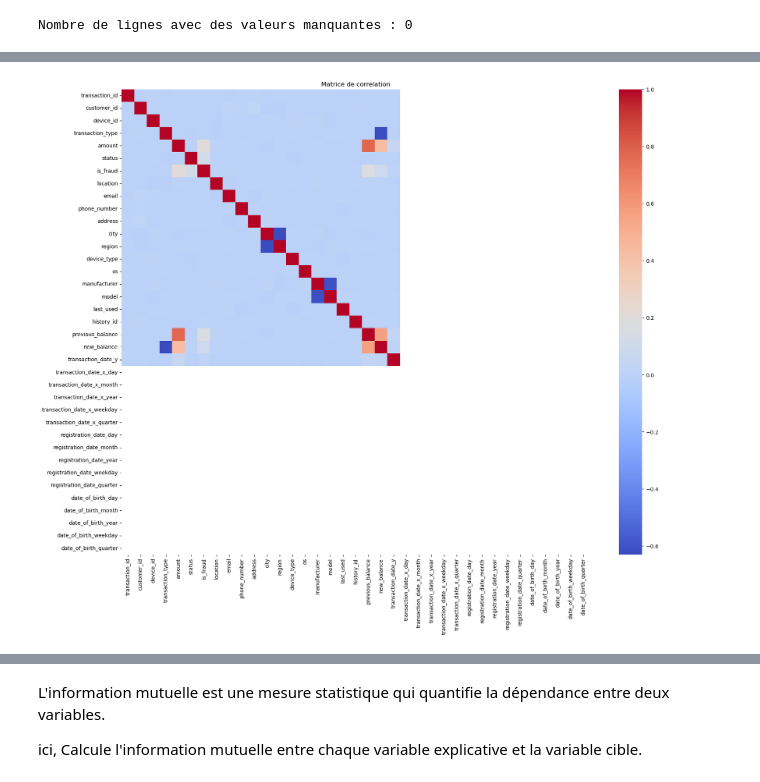
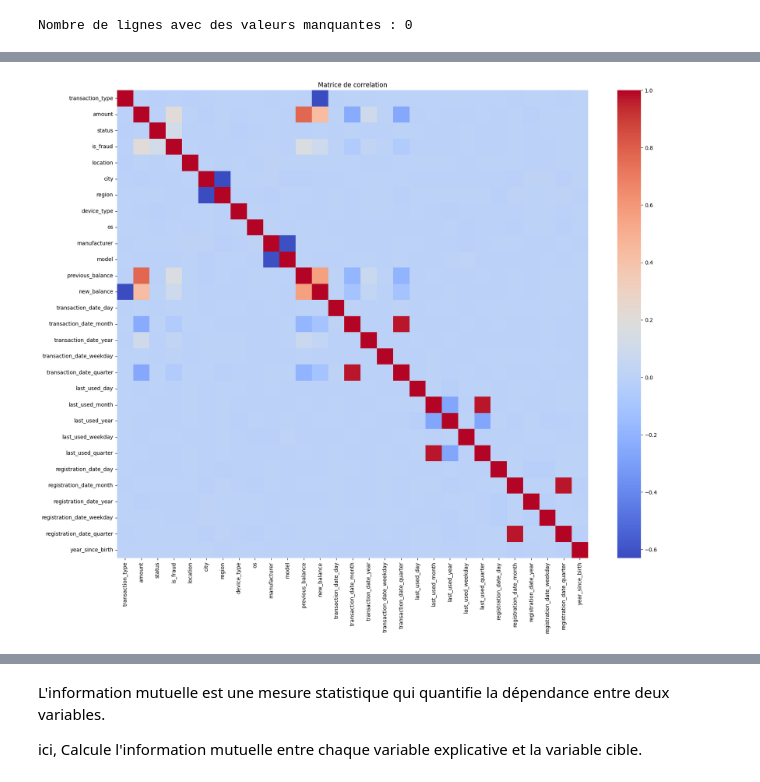
Before and after one commit to StephTess/Detection_des_fraudes_dans_les_transactions, a Jupyter notebook: notebooks/modele.ipynb, the cells around one changed output, grey strips where cells are left out. Saved outputs shown, nothing was run; the diff lists cells and outputs as text; code cells hidden in the pictures.

```diff
--- a/notebooks/modele.ipynb
+++ b/notebooks/modele.ipynb
@@ -182,7 +182,7 @@ def extract_date_features(data, column):
     return data
 
 # Conversion des dates et extraction des caractéristiques
-date_columns = ['transaction_date','last_used']
+date_columns = ['transaction_date','last_used', 'registration_date'] # 'date_of_birth'
 for col in date_columns:
     data = extract_date_features(data, col)
 
@@ -233,14 +228,12 @@ print(data[date_columns].head(10))
-# %%
-date_of_today = datetime.now()
-
-def calcul_date(registration_date, date_of_birth):
-    difference_registration = date_of_today - registration_date
-    difference_birth = date_of_today - date_of_birth
-    return int(difference_registration.days/360), int(difference_birth.days/360)
-
-data[['year_since_registration', 'year_since_birth']] = data.apply(
-    lambda row: calcul_date(row['registration_date'], row['date_of_birth']), axis=1, result_type='expand'
-)
+# %%
+date_of_today = datetime.now()
+
+def calculate_and_assign(row):
+  years_since_birth = int((date_of_today - row['date_of_birth']).days / 360)
+  return pd.Series({'year_since_birth': years_since_birth})
+
+data["year_since_birth"] = data.apply(calculate_and_assign, axis=1)
+data.drop(columns=["date_of_birth"], inplace=True)
 # %%
 data.head()
 # %% [output]
@@ -352,13 +257,13 @@ plt.show()
 # df3 = df3.fillna(df3.mean())
 # %%
 # Analyse de correlation
-corr_matrix = df3.corr()
+corr_matrix = data.corr()
 plt.figure(figsize=(20, 16))
 sns.heatmap(corr_matrix, annot=False, cmap='coolwarm')
 plt.title('Matrice de correlation')
 plt.show()
 # %% [output]
-[figure, old version]
+[figure, new version]
 # %%
 # Selection des variables les plus correlees avec is_fraud
 correlations_with_fraud = corr_matrix['is_fraud'].abs().sort_values(ascending=False)
```
Also changed, not shown: parts of 21 cells of this notebook.
